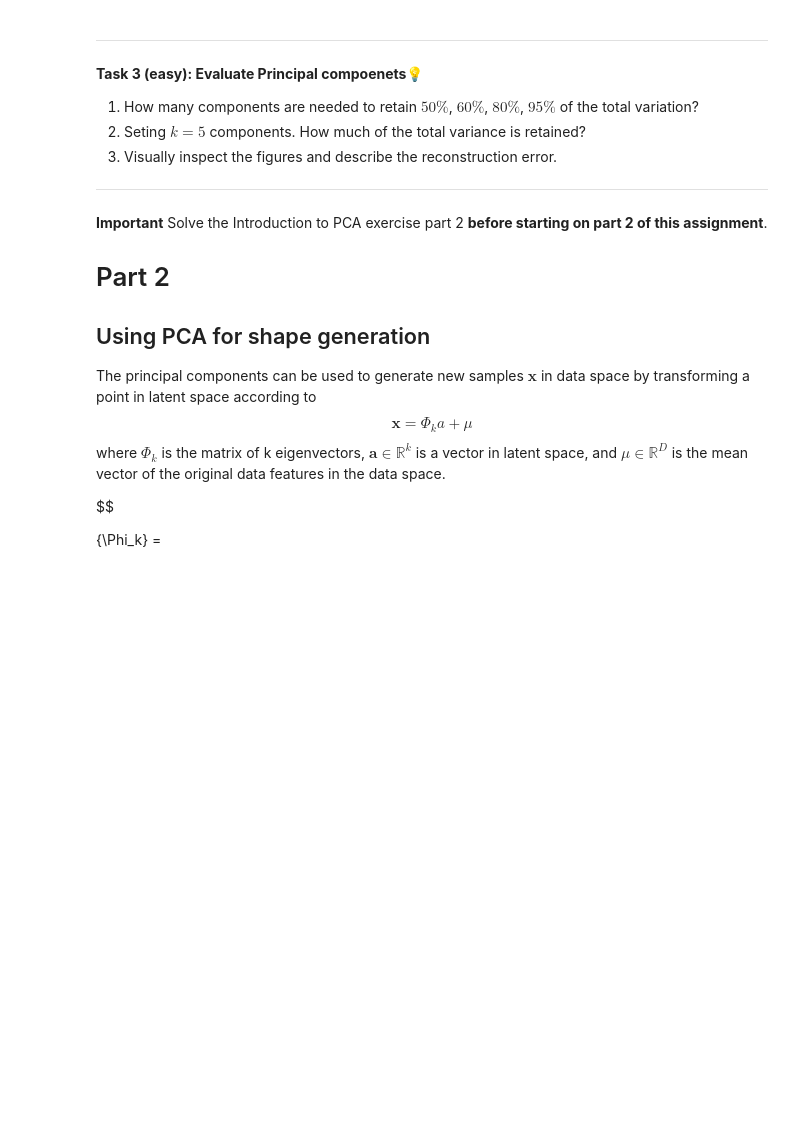
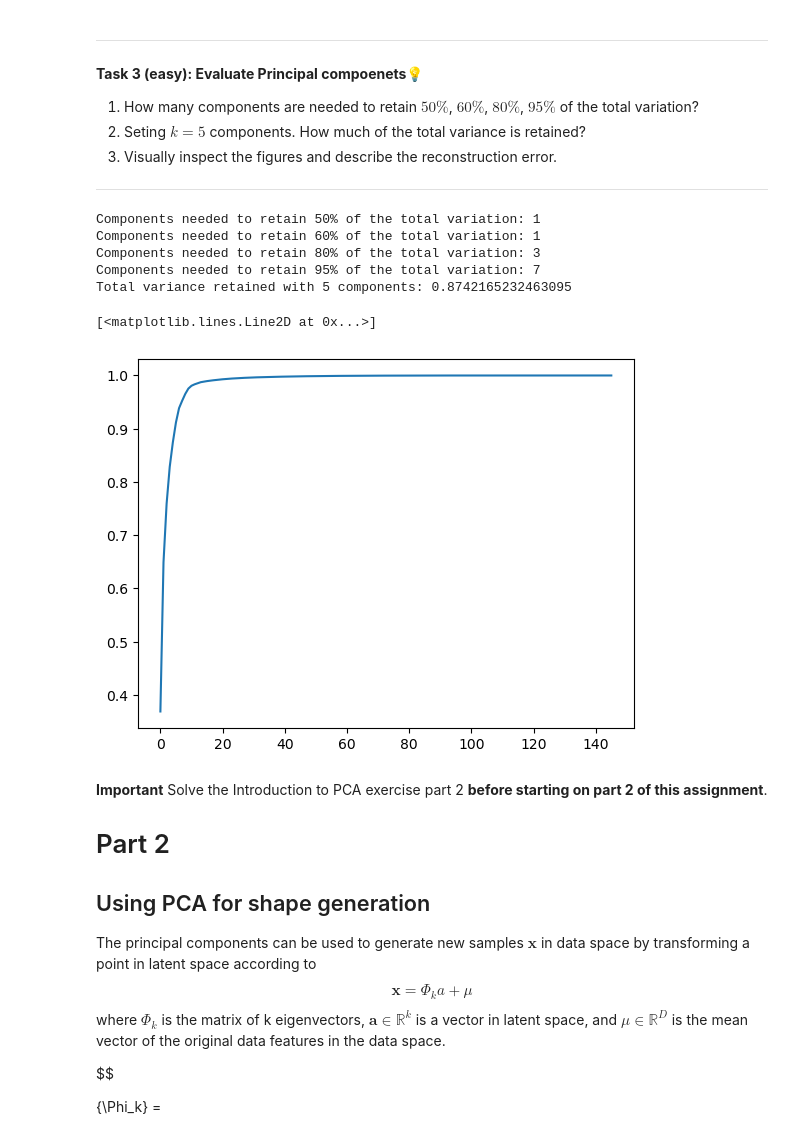
Before and after one commit to AlbertRossJoh/iml_project_2025, a Jupyter notebook: W12/02-shape_generation.ipynb, the cells around one changed output. Saved outputs shown, nothing was run; the diff lists cells and outputs as text; code cells hidden in the pictures; blank space fills up the shorter version.

```diff
--- a/W12/02-shape_generation.ipynb
+++ b/W12/02-shape_generation.ipynb
@@ -243,7 +243,28 @@ plot_many_faces(restored,"Restored faces using 5 principal components")
 
 ---
 # %%
-#Write your reflections here...
+cumulative_variance_ratio = np.cumsum(val)/np.sum(val)
+def find_prct(percent):
+    percent = percent/100
+    for idx, val in enumerate(cumulative_variance_ratio):
+        if percent <= val:
+            return idx
+print("Components needed to retain 50% of the total variation:",find_prct(50))
+print("Components needed to retain 60% of the total variation:",find_prct(60))
+print("Components needed to retain 80% of the total variation:",find_prct(80))
+print("Components needed to retain 95% of the total variation:",find_prct(95))
+print("Total variance retained with 5 components:",cumulative_variance_ratio[4])
+plt.plot(cumulative_variance_ratio)
+#plt.xlim(0, 7)
+# We can see with 5 components that some visual fidelity is lost in reconstruction, such as direction where the faces are facing, gaze direction and the nose.
+# %% [output]
+Components needed to retain 50% of the total variation: 1
+Components needed to retain 60% of the total variation: 1
+Components needed to retain 80% of the total variation: 3
+Components needed to retain 95% of the total variation: 7
+Total variance retained with 5 components: 0.8742165232463095
+[<matplotlib.lines.Line2D at 0x...>]
+[figure, added]
 # %% [markdown]
 
 **Important**
```
